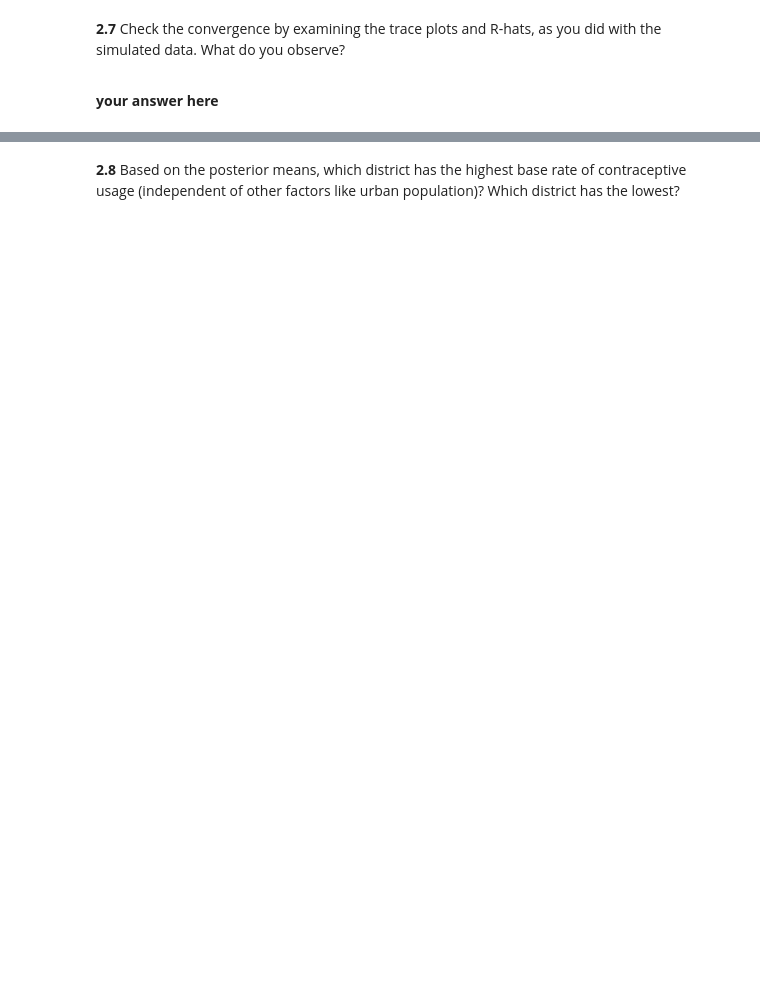
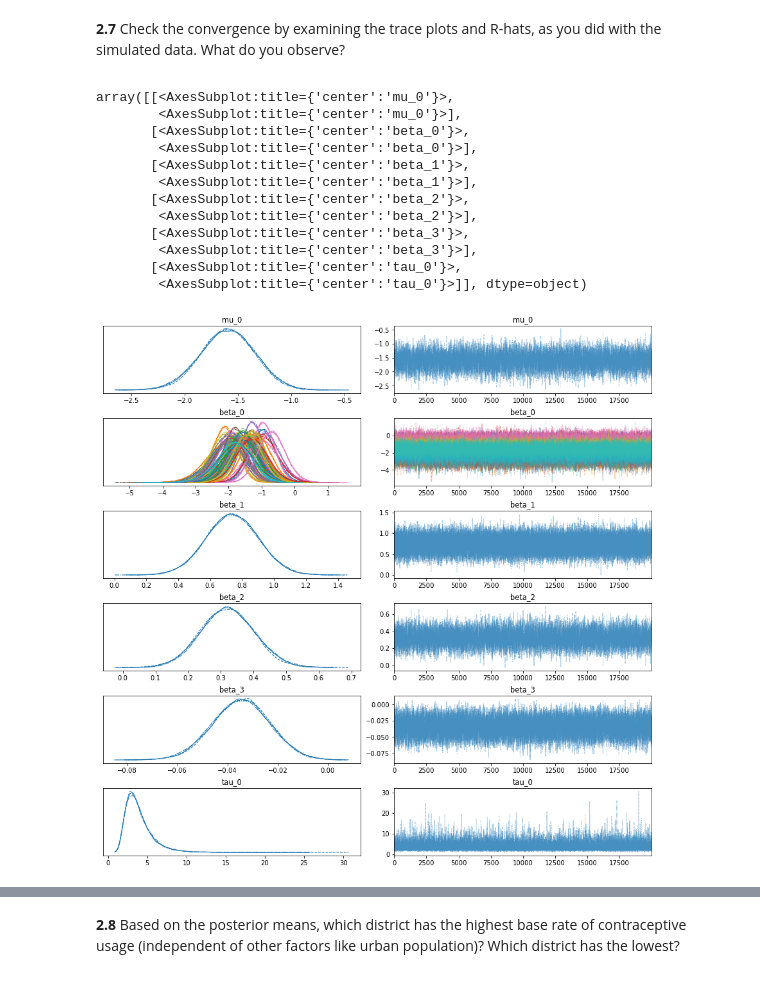
Before and after one commit to sebvargo/cs209b_hw2, a Jupyter notebook: cs109b_hw2.ipynb, the cells around one changed output, grey strips where cells are left out. Saved outputs shown, nothing was run; the diff lists cells and outputs as text; code cells hidden in the pictures; blank space fills up the shorter version.

```diff
--- a/cs109b_hw2.ipynb
+++ b/cs109b_hw2.ipynb
@@ -725,0 +759,31 @@ model_to_graphviz(my_linear_model)
+# %%
+# your code here
+from pymc3 import Model, Normal, HalfNormal, model_to_graphviz
+from pymc3 import NUTS, sample, find_MAP
+from scipy import optimize
+
+data = read_data_part2()
+
+
+# probability model
+sigma = np.sqrt(10000)
+with Model() as my_linear_model:
+    mu_0 = pm.Normal('mu_0', mu=0, sd = sigma)
+    tau_0 = pm.Gamma('tau_0', alpha=0.1, beta=0.1)
+
+    beta_0 = pm.Normal('beta_0', mu=mu_0, tau=tau_0, shape=60)
+    beta_1 = pm.Normal('beta_1', mu=0, sd=sigma)
+    beta_2 = pm.Normal('beta_2', mu=0, sd=sigma)
+    beta_3 = pm.Normal('beta_3', mu=0, sd=sigma)
+
+    logit_p = beta_0[data['district'].values] + beta_1*data['urban'].values + beta_2*data['living.children'].values + beta_3*data['age_mean'].values
+    p = logit(logit_p)
+    Y_obs = pm.Bernoulli(name = 'Y_obs', logit_p=logit_p, observed = data['contraceptive_use'])
+
+
+with my_linear_model:
+
+    print(f'Starting MCMC process')
+    # draw 2000 posterior samples and run the default number of chains = 4
+    trace = sample(draws = 20000, tune=1000, target_accept=0.975)
+    print(f'DONE')
@@ -733,5 +807,18 @@ model_to_graphviz(my_linear_model)
 </div>
 # %%
 # your code here
+traceplot(trace)
+# %% [output]
+array([[<AxesSubplot:title={'center':'mu_0'}>,
+        <AxesSubplot:title={'center':'mu_0'}>],
+       [<AxesSubplot:title={'center':'beta_0'}>,
+        <AxesSubplot:title={'center':'beta_0'}>],
+       [<AxesSubplot:title={'center':'beta_1'}>,
+        <AxesSubplot:title={'center':'beta_1'}>],
+       [<AxesSubplot:title={'center':'beta_2'}>,
+        <AxesSubplot:title={'center':'beta_2'}>],
+       [<AxesSubplot:title={'center':'beta_3'}>,
+        <AxesSubplot:title={'center':'beta_3'}>],
+       [<AxesSubplot:title={'center':'tau_0'}>,
+        <AxesSubplot:title={'center':'tau_0'}>]], dtype=object)
+[figure, added]
-# %% [markdown]
-**your answer here**
```
Also changed, not shown: parts of 20 cells of this notebook.
